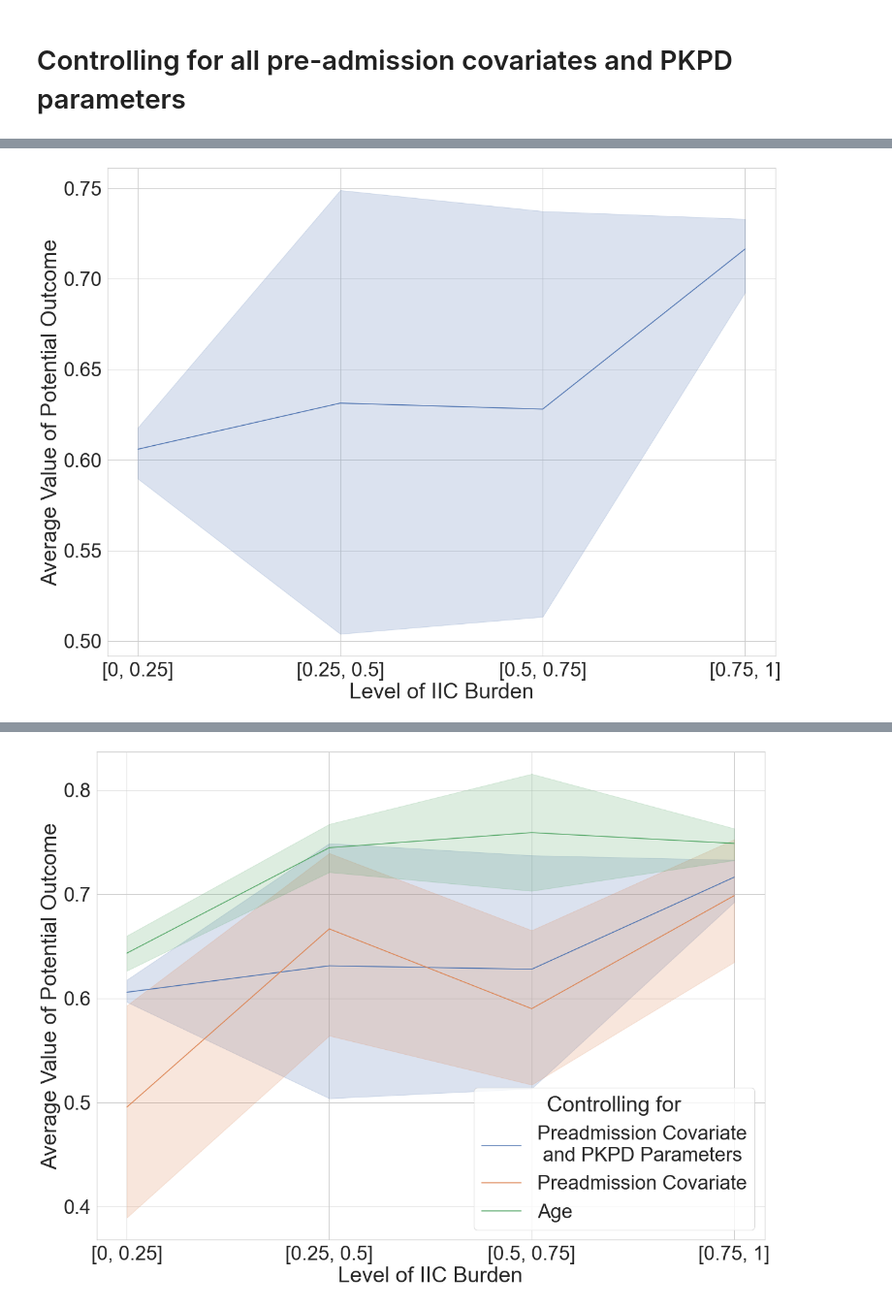
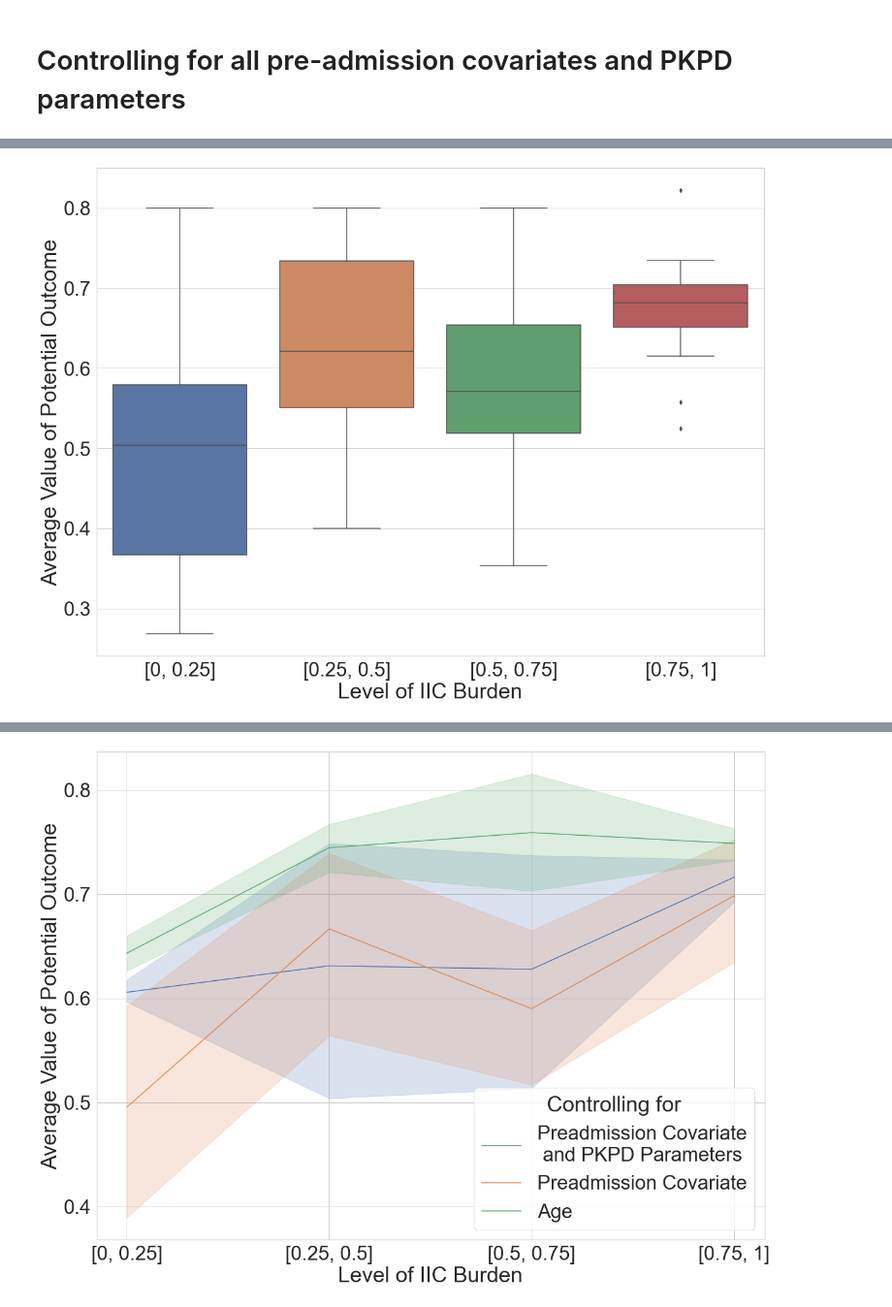
Before and after one commit to Hockey86/iic_causal_inference, a Jupyter notebook: aim2/short_term_drug_effect.ipynb, the cells around one changed output, grey strips where cells are left out. Shown at 97% size. Drawn from its saved outputs; the diff is of its cells as text; code cells hidden in the pictures.

```diff
--- a/aim2/short_term_drug_effect.ipynb
+++ b/aim2/short_term_drug_effect.ipynb
@@ -318,7 +318,7 @@ fig.savefig('new_max_c.png')
 # %% [markdown]
 # Controlling for all pre-admission covariates and PKPD parameters
 # %%
-n_repeats = 5
+n_repeats = 50
 n_splits = 3
 df_malts_data = df_coarsen_1[['b[lacosamide]', 'b[levetiracetam]',
                             'b[midazolam]', 'b[pentobarbital]', 'b[phenobarbital]',
@@ -367,31 +384,31 @@ pd.concat(m.M_opt_list)[columns_order].plot(kind='box',ax=ax,rot=90,showmeans=Tr
 # %%
 out = m.CATE_df.drop(columns = ['Y','T'])#.T.groupby(level=0).mean().T
 out.to_csv('new_max_c_pkpd.csv')
 columns = ['Y(('+str(np.round(threshold-gain/2,2))+', 0))' for threshold in np.linspace(thresholds[1],1,num=n_thresholds-1)]
 apo_0_c_pkpd = out[columns]
 columns = ['Y(('+str(np.round(threshold-gain/2,2))+', 1))' for threshold in np.linspace(thresholds[1],1,num=n_thresholds-1)]
 apo_1_c_pkpd = out[columns]
 columns = ['diameter(('+str(np.round(threshold-gain/2,2))+', 0))' for threshold in np.linspace(thresholds[1],1,num=n_thresholds-1)]
 diam_0_c_pkpd = out[columns]
 columns = ['diameter(('+str(np.round(threshold-gain/2,2))+', 1))' for threshold in np.linspace(thresholds[1],1,num=n_thresholds-1)]
 diam_1_c_pkpd = out[columns]
 
-apo_tight_0_c_pkpd = pd.DataFrame(apo_0_c_pkpd.values*(diam_0_c_pkpd<0.55).astype(int).replace(0, np.nan).values,
+apo_tight_0_c_pkpd = pd.DataFrame(apo_0_c_pkpd.values*(diam_0_c_pkpd<0.25).astype(int).replace(0, np.nan).values,
                          index=apo_0_c_pkpd.index,columns=apo_0_c_pkpd.columns)
 apo_tight_0_c_pkpd.mean(axis=0)
 
 apo_tight_1_c_pkpd = pd.DataFrame(apo_1_c_pkpd.values*(diam_1_c_pkpd<0.2).astype(int).replace(0, np.nan).values,
                          index=apo_1_c_pkpd.index,columns=apo_0_c_pkpd.columns)
 apo_tight_1_c_pkpd.mean(axis=0)
 
 fig,ax = plt.subplots(figsize=(20,15))
-sns.lineplot(data=apo_tight_0_c_pkpd.mean(axis=0).reset_index().rename(columns={0:'Average Potential Outcome'}),
+sns.boxplot(data=apo_tight_0_c_pkpd.mean(axis=0).reset_index().rename(columns={0:'Average Potential Outcome'}),
             x='index',y='Average Potential Outcome',ax=ax)
 # sns.lineplot(data=apo_tight_1_c_pkpd.mean(axis=0).reset_index().rename(columns={0:'Average Potential Outcome'}),
 #             x='index',y='Average Potential Outcome',ax=ax,ci='sd')
 plt.xlabel('Level of IIC Burden')
 plt.ylabel('Average Value of Potential Outcome')
 plt.xticks(np.arange(len(thresholds)-1),[str([thresholds[i-1],thresholds[i]]) for i in range(1,len(thresholds)) ] )
 fig.savefig('new_max_c_pkpd.png')
 # %% [output]
-[figure, old version]
+[figure, new version]
```
Also changed, not shown: parts of 2 cells of this notebook, 15 other files.
